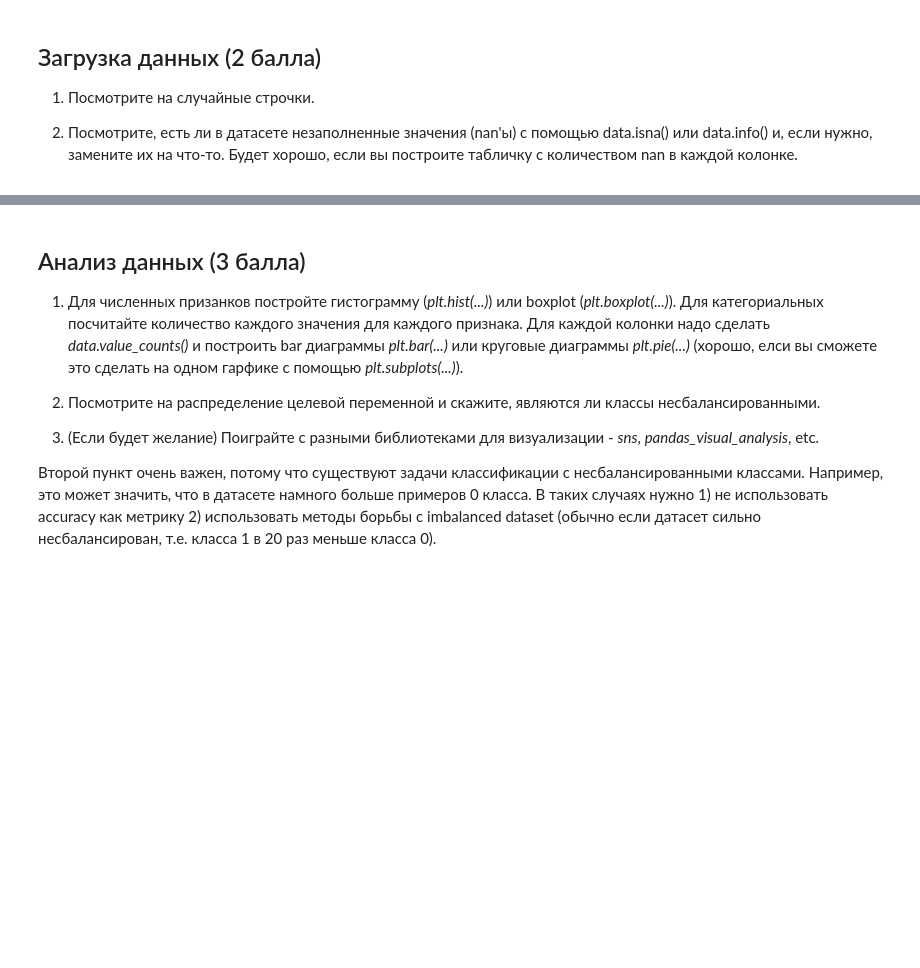
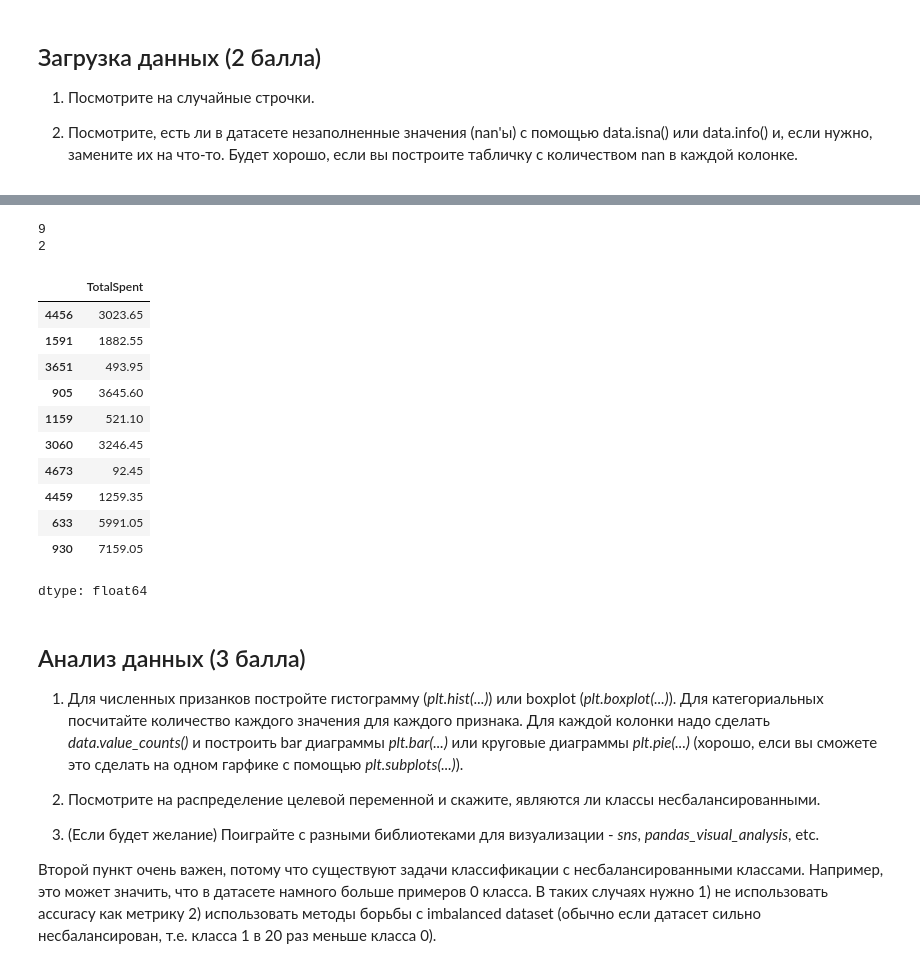
Before and after one commit to darksidius45/Ml_learning, a Jupyter notebook: week_03_composition_model_selection/Homework/hw_3_kaggle.ipynb, the cells around one changed output, grey strips where cells are left out. Saved outputs shown, nothing was run; the diff lists cells and outputs as text; code cells hidden in the pictures; blank space fills up the shorter version.

```diff
--- a/week_03_composition_model_selection/Homework/hw_3_kaggle.ipynb
+++ b/week_03_composition_model_selection/Homework/hw_3_kaggle.ipynb
@@ -109,5 +121,6 @@ from matplotlib import pyplot as plt
 # %%
 data = pd.read_csv('./train.csv')
+data_test = pd.read_csv('./test.csv')
 # %%
 # Для вашего удобства списки с именами разных колонок
 
@@ -145,3 +216,39 @@ target_col = 'Churn'
+# %%
+# Заменяем пустые строки на NaN
+data['TotalSpent'] = data['TotalSpent'].replace({' ': None})
+data_test['TotalSpent'] = data_test['TotalSpent'].replace({' ': None})
+
+# Подсчет количества пустых значений после замены
+num_missing_after = data['TotalSpent'].isnull().sum()
+test_num_missing_after = data_test['TotalSpent'].isnull().sum()
+
+print(num_missing_after)
+print(test_num_missing_after)
+# их всего 9 из 5000 так что мы можем дропнуть их ни о чем не волнуясь
+data.dropna(inplace=True)
+data_test.dropna(inplace=True)
+# %% [output]
+9
+2
+# %%
+##так же заметим, что в этой же колонке значения записаны как str, преобразуем в float
+
+data['TotalSpent'] = pd.to_numeric(data['TotalSpent'], errors='coerce')
+data_test['TotalSpent'] = pd.to_numeric(data_test['TotalSpent'], errors='coerce')
+data["TotalSpent"].sample(10)
+# %% [output]
+|  | TotalSpent |
+| 4456 | 3023.65 |
+| 1591 | 1882.55 |
+| 3651 | 493.95 |
+| 905 | 3645.60 |
+| 1159 | 521.10 |
+| 3060 | 3246.45 |
+| 4673 | 92.45 |
+| 4459 | 1259.35 |
+| 633 | 5991.05 |
+| 930 | 7159.05 |
+dtype: float64
 # %% [markdown]
 ## Анализ данных (3 балла)
 
```
Also changed, not shown: parts of 8 cells of this notebook.
